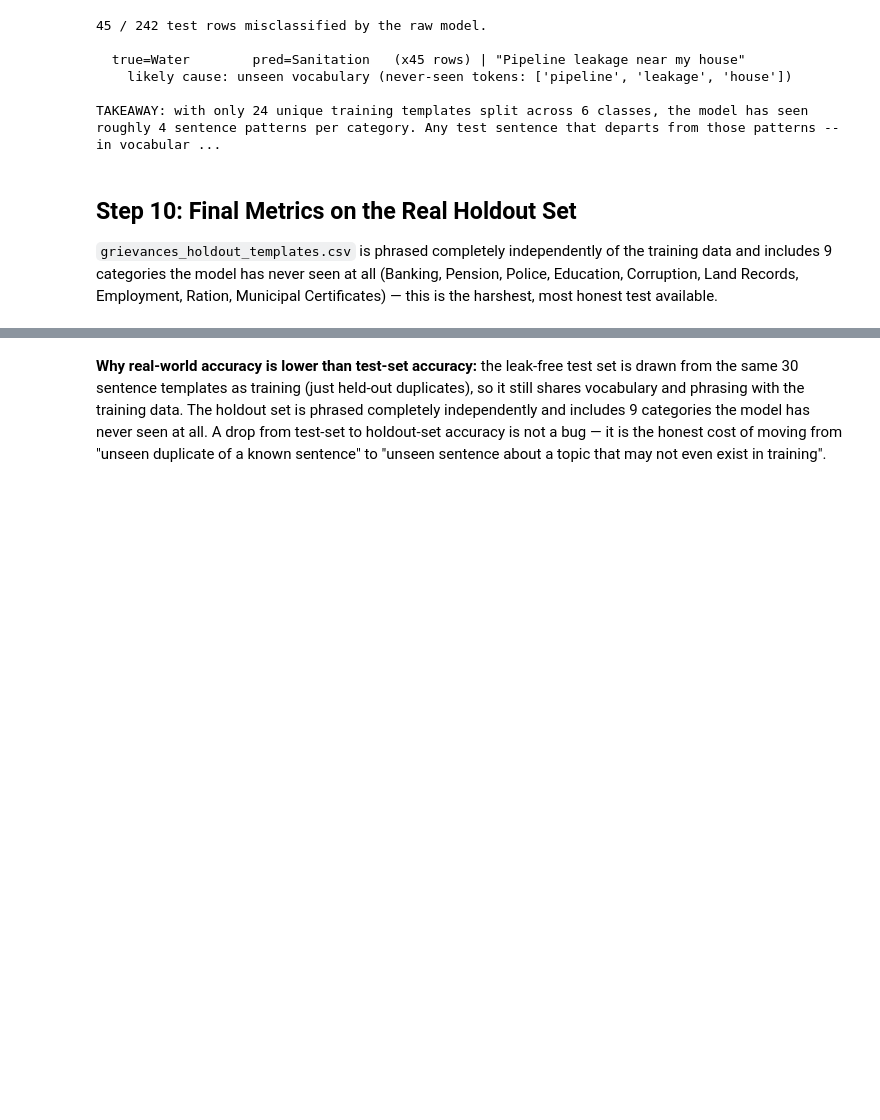
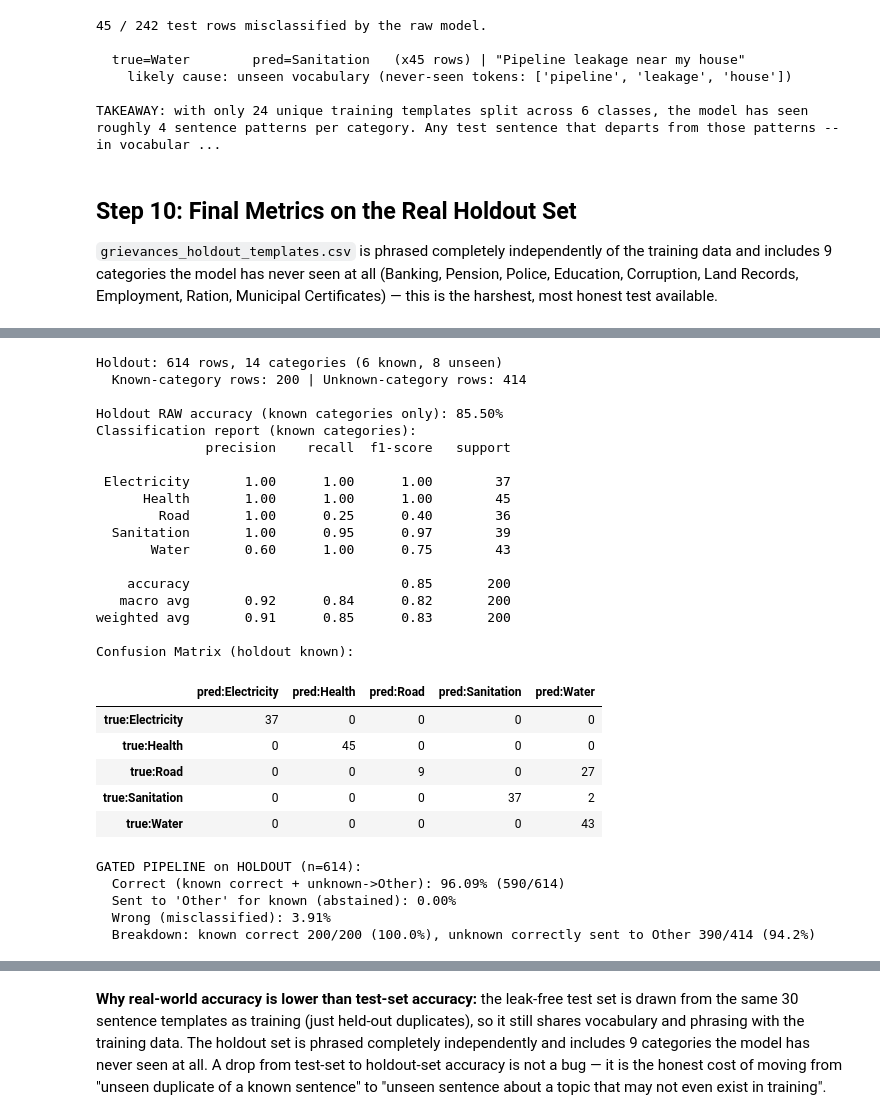
Before and after one commit to aryacodecraft/grievance-redressal-system, a Jupyter notebook: backend/grievance_pipeline_v5.ipynb, the cells around one changed output, grey strips where cells are left out. Cells and saved outputs as stored; diff of their text form; code cells hidden in the pictures; blank space fills up the shorter version.

```diff
--- a/backend/grievance_pipeline_v5.ipynb
+++ b/backend/grievance_pipeline_v5.ipynb
@@ -571,0 +658,74 @@ Genuinely unseen categories (n=414):
+# %%
+# Evaluate raw classifier on holdout (leak-free vocab)
+# Holdout contains 9 unseen categories -> expect many 'Other' via gate, and raw accuracy will be low
+if holdout_df is None or len(holdout_df) == 0:
+    print("Holdout not loaded")
+else:
+    # Raw classifier predictions on holdout (no domain override, no gate)
+    X_holdout = vectorize(holdout_df['clean_text'], model.word_vec, model.char_vec)
+    holdout_raw_pred = model.clf.predict(X_holdout)
+    # For categories seen in training, compute accuracy
+    known_cats = set(model.train_rows_['category'].unique())
+    holdout_known_mask = holdout_df['category'].isin(known_cats)
+    holdout_unknown_mask = ~holdout_known_mask
+    print(f"Holdout: {len(holdout_df)} rows, {holdout_df['category'].nunique()} categories ({len(known_cats)} known, {holdout_df['category'].nunique() - len(known_cats)} unseen)")
+    print(f"  Known-category rows: {holdout_known_mask.sum()} | Unknown-category rows: {holdout_unknown_mask.sum()}")
+    if holdout_known_mask.sum() > 0:
+        from sklearn.metrics import accuracy_score, classification_report, confusion_matrix
+        known_acc = accuracy_score(holdout_df.loc[holdout_known_mask, 'category'], holdout_raw_pred[holdout_known_mask])
+        print(f"\nHoldout RAW accuracy (known categories only): {known_acc:.2%}")
+        print("Classification report (known categories):")
+        print(classification_report(holdout_df.loc[holdout_known_mask, 'category'], holdout_raw_pred[holdout_known_mask], zero_division=0))
+        labels_known = sorted(holdout_df.loc[holdout_known_mask, 'category'].unique())
+        cm_h = confusion_matrix(holdout_df.loc[holdout_known_mask, 'category'], holdout_raw_pred[holdout_known_mask], labels=labels_known)
+        cm_h_df = pd.DataFrame(cm_h, index=[f"true:{l}" for l in labels_known], columns=[f"pred:{l}" for l in labels_known])
+        print("Confusion Matrix (holdout known):")
+        try:
+            display(cm_h_df)
+        except NameError:
+            print(cm_h_df.to_string())
+    # Gated pipeline on full holdout
+    gated_holdout = holdout_df['text'].apply(model.predict)
+    gated_holdout_pred = gated_holdout.apply(lambda r: r['category'])
+    # For holdout, 'Other' is CORRECT for unknown categories, not an error
+    is_known = holdout_df['category'].isin(known_cats)
+    is_correct_known = (gated_holdout_pred == holdout_df['category']) & is_known
+    is_other_unknown = (gated_holdout_pred == 'Other') & (~is_known)
+    is_correct = is_correct_known | is_other_unknown
+    is_other_known = (gated_holdout_pred == 'Other') & is_known
+    is_wrong = ~(is_correct | is_other_known)  # includes wrong known and wrong unknown (predicted known but true unknown)
+    print(f"\nGATED PIPELINE on HOLDOUT (n={len(holdout_df)}):")
+    print(f"  Correct (known correct + unknown->Other): {is_correct.mean():.2%} ({is_correct.sum()}/{len(holdout_df)})")
+    print(f"  Sent to 'Other' for known (abstained): {is_other_known.mean():.2%}")
+    print(f"  Wrong (misclassified): {is_wrong.mean():.2%}")
+    print(f"  Breakdown: known correct {is_correct_known.sum()}/{is_known.sum()} ({is_correct_known.sum()/max(1,is_known.sum()):.1%}), unknown correctly sent to Other {is_other_unknown.sum()}/{holdout_unknown_mask.sum()} ({is_other_unknown.sum()/max(1,holdout_unknown_mask.sum()):.1%})")
+# %% [output]
+Holdout: 614 rows, 14 categories (6 known, 8 unseen)
+  Known-category rows: 200 | Unknown-category rows: 414
+
+Holdout RAW accuracy (known categories only): 85.50%
+Classification report (known categories):
+              precision    recall  f1-score   support
+
+ Electricity       1.00      1.00      1.00        37
+      Health       1.00      1.00      1.00        45
+        Road       1.00      0.25      0.40        36
+  Sanitation       1.00      0.95      0.97        39
+       Water       0.60      1.00      0.75        43
+
+    accuracy                           0.85       200
+   macro avg       0.92      0.84      0.82       200
+weighted avg       0.91      0.85      0.83       200
+
+Confusion Matrix (holdout known):
+|  | pred:Electricity | pred:Health | pred:Road | pred:Sanitation | pred:Water |
+| true:Electricity | 37 | 0 | 0 | 0 | 0 |
+| true:Health | 0 | 45 | 0 | 0 | 0 |
+| true:Road | 0 | 0 | 9 | 0 | 27 |
+| true:Sanitation | 0 | 0 | 0 | 37 | 2 |
+| true:Water | 0 | 0 | 0 | 0 | 43 |
+GATED PIPELINE on HOLDOUT (n=614):
+  Correct (known correct + unknown->Other): 96.09% (590/614)
+  Sent to 'Other' for known (abstained): 0.00%
+  Wrong (misclassified): 3.91%
+  Breakdown: known correct 200/200 (100.0%), unknown correctly sent to Other 390/414 (94.2%)
```
Also changed, not shown: parts of 17 cells of this notebook, 12 other files.
